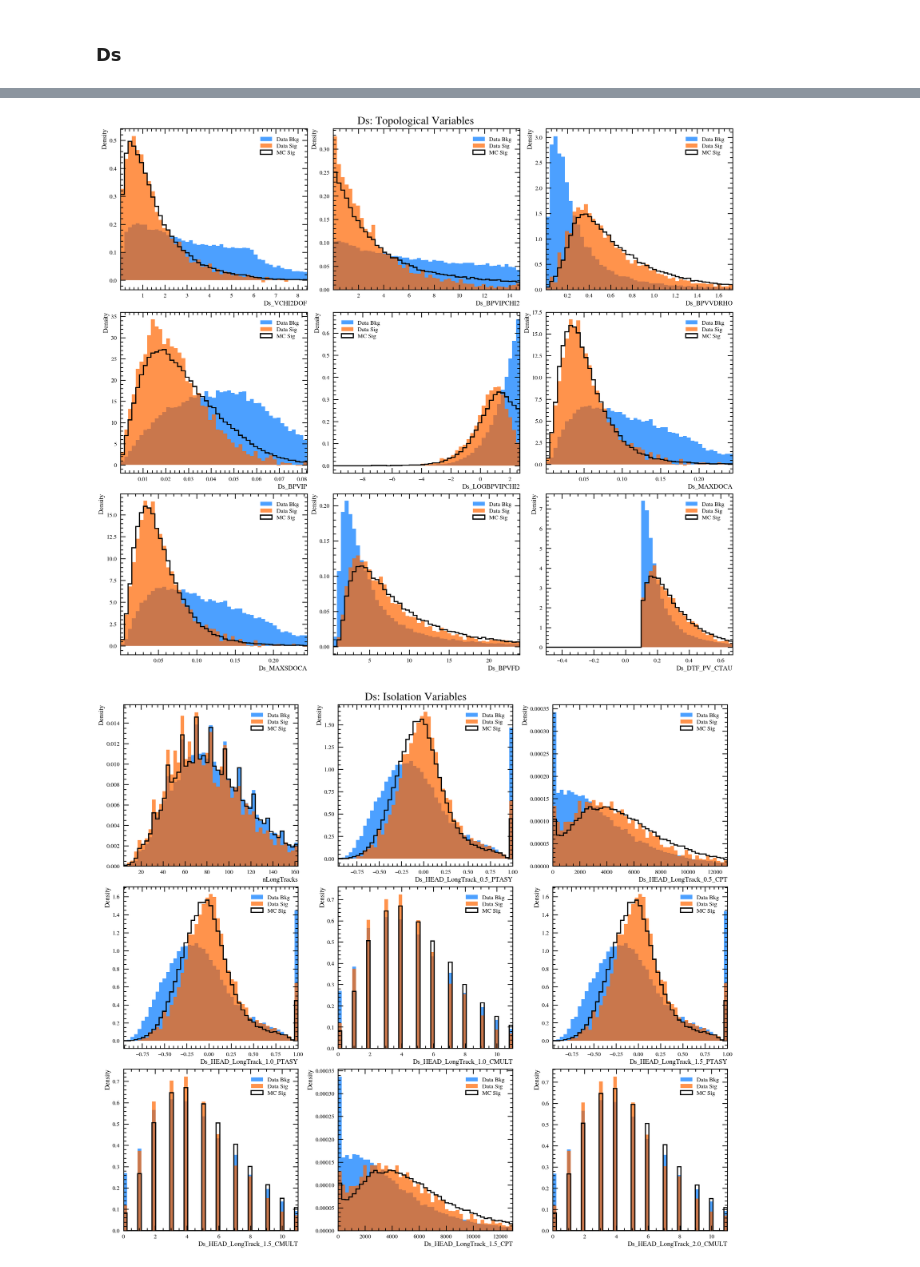
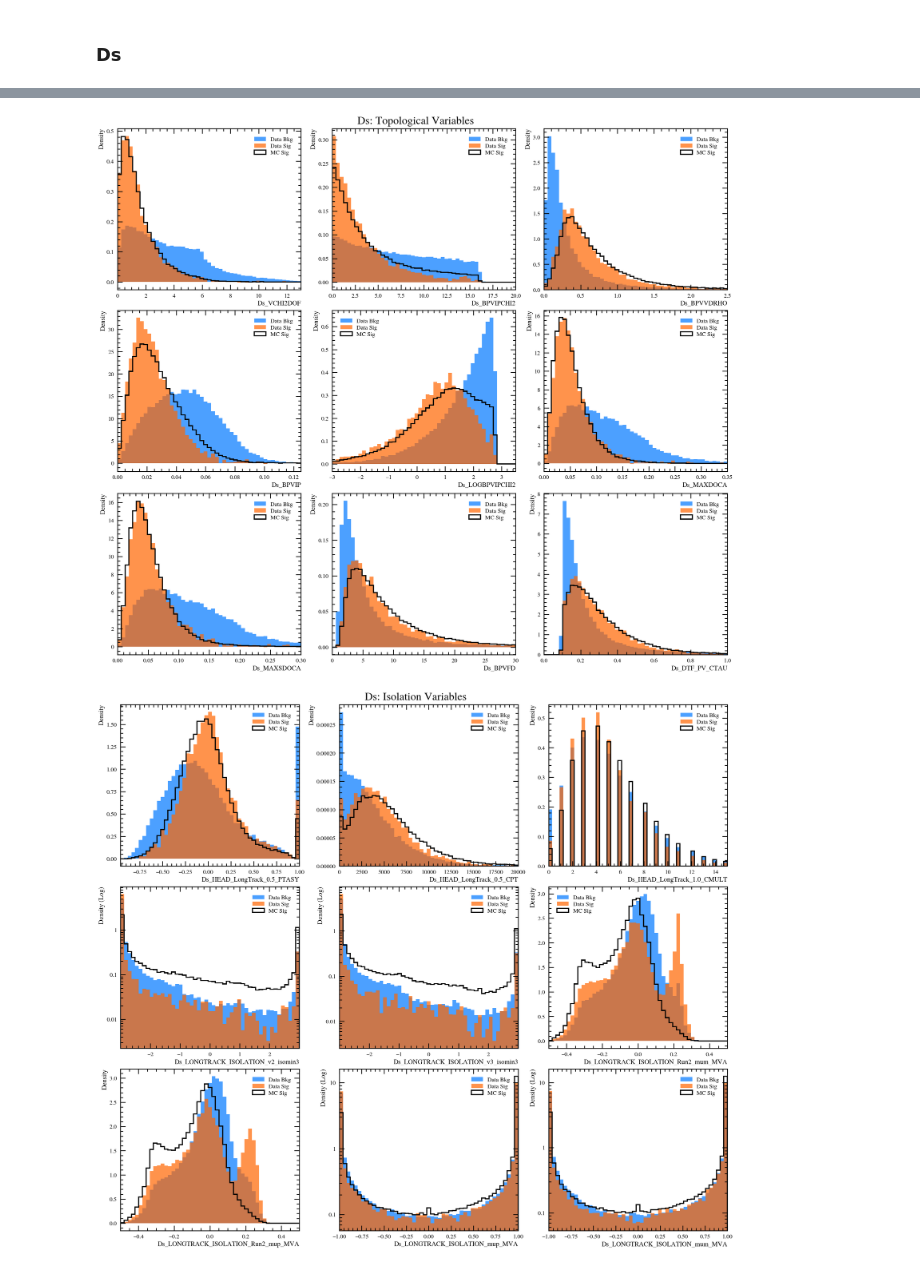
Before and after one commit to lhcb-bicocca/tesi_impicciche, a Jupyter notebook: notebooks/skimming.ipynb, the cells around one changed output, grey strips where cells are left out. Cells and saved outputs as stored; diff of their text form; code cells hidden in the pictures.

```diff
--- a/notebooks/skimming.ipynb
+++ b/notebooks/skimming.ipynb
@@ -231,15 +236,15 @@ topo_ds = [
 ]
 
 isolation_ds = [
-    'nLongTracks',
     'Ds_HEAD_LongTrack_0.5_PTASY',
     'Ds_HEAD_LongTrack_0.5_CPT',
-    'Ds_HEAD_LongTrack_1.0_PTASY',
     'Ds_HEAD_LongTrack_1.0_CMULT',
-    'Ds_HEAD_LongTrack_1.5_PTASY',
-    'Ds_HEAD_LongTrack_1.5_CMULT',
-    'Ds_HEAD_LongTrack_1.5_CPT',
-    'Ds_HEAD_LongTrack_2.0_CMULT'
+    'Ds_LONGTRACK_ISOLATION_v2_isomin3',
+    'Ds_LONGTRACK_ISOLATION_v3_isomin3',
+    'Ds_LONGTRACK_ISOLATION_Run2_mum_MVA',
+    'Ds_LONGTRACK_ISOLATION_Run2_mup_MVA',
+    'Ds_LONGTRACK_ISOLATION_mup_MVA',
+    'Ds_LONGTRACK_ISOLATION_mum_MVA'
 ]
 
 variables_ds =  hlt1_tos_var_ds + hlt1_tis_var_ds + M_ds + kin_ds + topo_ds + isolation_ds
@@ -393,12 +398,15 @@ n_bkg = add_to_workspace(ws, r.RooRealVar('n_bkg', 'n_bkg', len(m_data)*0.5, 0,
 model_data = add_to_workspace(ws, r.RooAddPdf('model_data', 'model_data', [sig_mc, bkg], [n_sig, n_bkg]))
 
 #free parameters
-for p_name in ['sig_mc_mu', 'sig_mc_sigma', 'sig_mc_lam']:
+for p_name in ['sig_mc_dm','sig_mc_m1','sig_mc_s1','lam']:
     var = ws.var(p_name)
     if var:
         var.setConstant(False)
 
-res_data = fu.fit_to_data(model_data, data_real)
+fu.safe_read_roofit_vars(ws, f'{output_dir}/ds_data_fit.txt')
+res_data = fu.fit_to_data(model_data, data_real, outname=f'{output_dir}/ds_data_fit')
+ws.allVars().writeToFile(f'{output_dir}/ds_data_fit.txt')
+fu.AddFitInfo(f'{output_dir}/ds_data_fit.txt', res_data)
 print(f"Signal = {n_sig.getVal():.0f}, Bkg = {n_bkg.getVal():.0f}")
 
 #plot
@@ -408,4 +416,5 @@ model_data.plotOn(frame_data)
 model_data.plotOn(frame_data, r.RooFit.Components("bkg"), r.RooFit.LineStyle(r.kDashed))
 model_data.plotOn(frame_data) #for pulls
 fig_data, ax_data = fu.plot_fit_and_residuals_mpl(frame_data, labels=['Data', 'Total fit', 'Background'])
+fig_data.savefig(f'{output_dir}/ds_data_fit.png', dpi=300)
 # %% [output]
@@ -1310,8 +1682,46 @@ plot_variable_set_sweights(df_data_ds_trig, df_MC_ds_trig, kin_ds, "Ds: Kinemati
 # %%
-plot_variable_set_sweights(df_data_ds_trig, df_MC_ds_trig, topo_ds, "Ds: Topological Variables")
+topological_ranges = {
+    'Ds_VCHI2DOF': (0, 13),
+    'Ds_BPVIPCHI2': (0, 20),
+    'Ds_BPVVDRHO': (0, 2.5),
+    'Ds_BPVIP': (0, 0.125),
+    'Ds_LOGBPVIPCHI2': (-3, 3.5),
+    'Ds_MAXDOCA': (0, 0.35),
+    'Ds_MAXSDOCA': (0, 0.3),
+    'Ds_BPVFD': (0, 30),
+    'Ds_DTF_PV_CTAU': (0, 1)
+}
+plot_variable_sweights(
+    df_data_ds_trig,
+    df_MC_ds_trig,
+    topo_ds,
+    "Ds: Topological Variables",
+    ranges=topological_ranges
+)
 # %% [output]
-[figure, old version]
+[figure, new version]
 # %%
-plot_variable_set_sweights(df_data_ds_trig, df_MC_ds_trig, isolation_ds, "Ds: Isolation Variables")#,  log_vars=['Ds_DFT_PV_MAXBPVIPCHI2','Ds_MAXBPVIPCHI2', 'Ds_BPVFDCHI2'])
+isolation_ranges = {
+    'Ds_HEAD_LongTrack_0.5_CPT': (0, 20000),
+    'Ds_HEAD_LongTrack_1.0_CMULT': (0, 15),
+    'Ds_LONGTRACK_ISOLATION_Run2_mum_MVA': (-0.5, 0.5),
+    'Ds_LONGTRACK_ISOLATION_Run2_mup_MVA': (-0.5, 0.5),
+    'Ds_LONGTRACK_ISOLATION_mum_MVA': (-1,1),
+    'Ds_LONGTRACK_ISOLATION_mup_MVA': (-1,1),
+}
+vars_log = [
+    'Ds_LONGTRACK_ISOLATION_v2_isomin3',
+    'Ds_LONGTRACK_ISOLATION_v3_isomin3',
+    'Ds_LONGTRACK_ISOLATION_mup_MVA',
+    'Ds_LONGTRACK_ISOLATION_mum_MVA'
+]
+plot_variable_sweights(
+    df_data_ds_trig,
+    df_MC_ds_trig,
+    isolation_ds,
+    "Ds: Isolation Variables",
+    log_vars=vars_log,
+    ranges=isolation_ranges
+)
 # %% [output]
-[figure, old version]
+[figure, new version]
```
Also changed, not shown: parts of 23 cells of this notebook.
